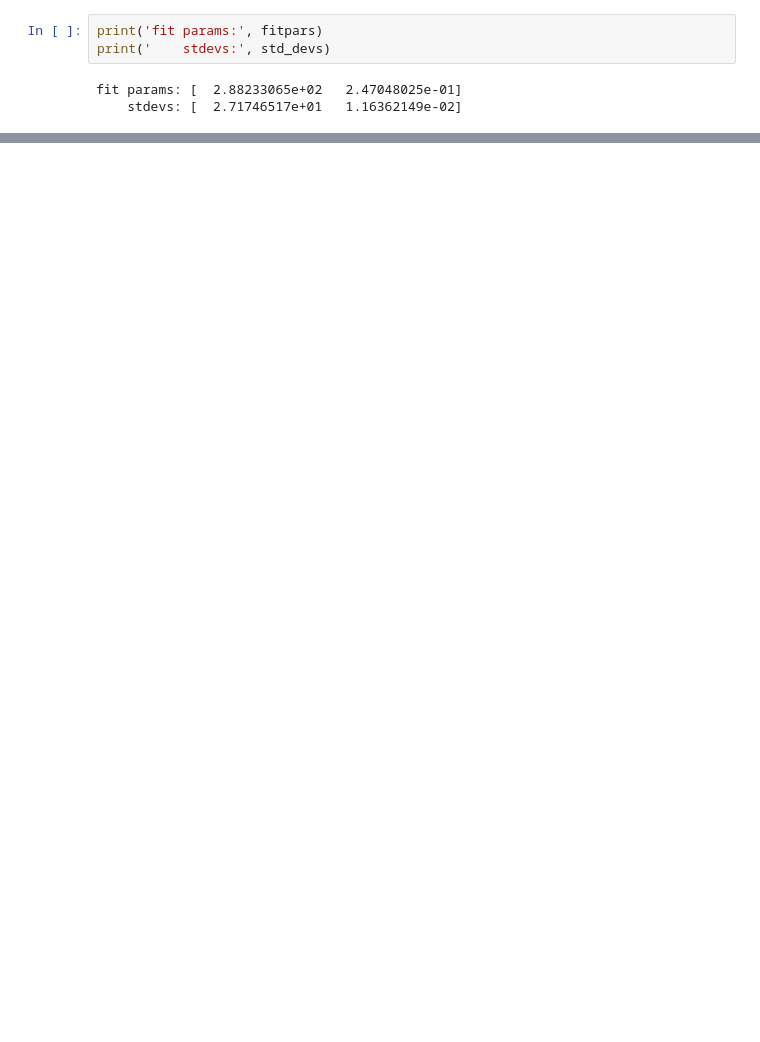
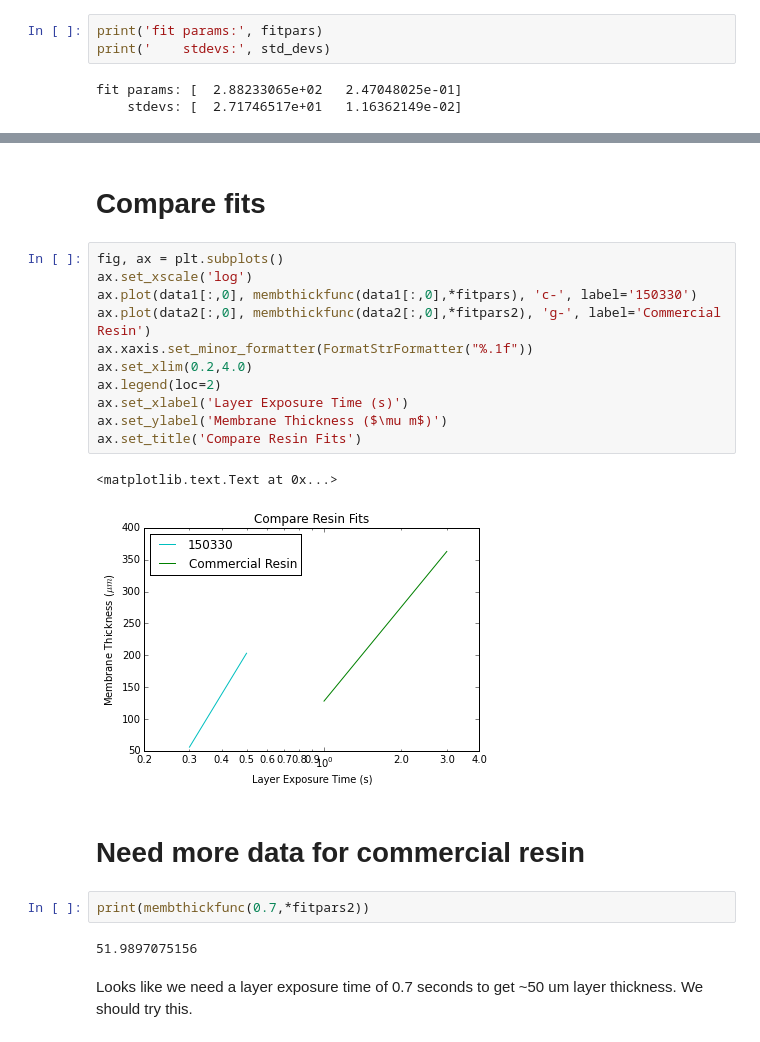
Before and after one commit to eelcodijkstra/teststuff, a Jupyter notebook: abs/140415_membrane_thickness_meas.ipynb, the cells around one changed output, grey strips where cells are left out. Cells and saved outputs as stored; diff of their text form; blank space fills up the shorter version.

```diff
--- a/abs/140415_membrane_thickness_meas.ipynb
+++ b/abs/140415_membrane_thickness_meas.ipynb
@@ -86,0 +115,24 @@ ax.xaxis.set_minor_formatter(FormatStrFormatter("%.1f"))
+# %% [markdown]
+# Compare fits
+# %%
+fig, ax = plt.subplots()
+ax.set_xscale('log')
+ax.plot(data1[:,0], membthickfunc(data1[:,0],*fitpars), 'c-', label='150330')
+ax.plot(data2[:,0], membthickfunc(data2[:,0],*fitpars2), 'g-', label='Commercial Resin')
+ax.xaxis.set_minor_formatter(FormatStrFormatter("%.1f"))
+ax.set_xlim(0.2,4.0)
+ax.legend(loc=2)
+ax.set_xlabel('Layer Exposure Time (s)')
+ax.set_ylabel('Membrane Thickness ($\mu m$)')
+ax.set_title('Compare Resin Fits')
+# %% [output]
+<matplotlib.text.Text at 0x...>
+[figure, added]
+# %% [markdown]
+# Need more data for commercial resin
+# %%
+print(membthickfunc(0.7,*fitpars2))
+# %% [output]
+51.9897075156
+# %% [markdown]
+Looks like we need a layer exposure time of 0.7 seconds to get ~50 um layer thickness. We should try this.
```
Also changed, not shown: parts of 13 cells of this notebook.
